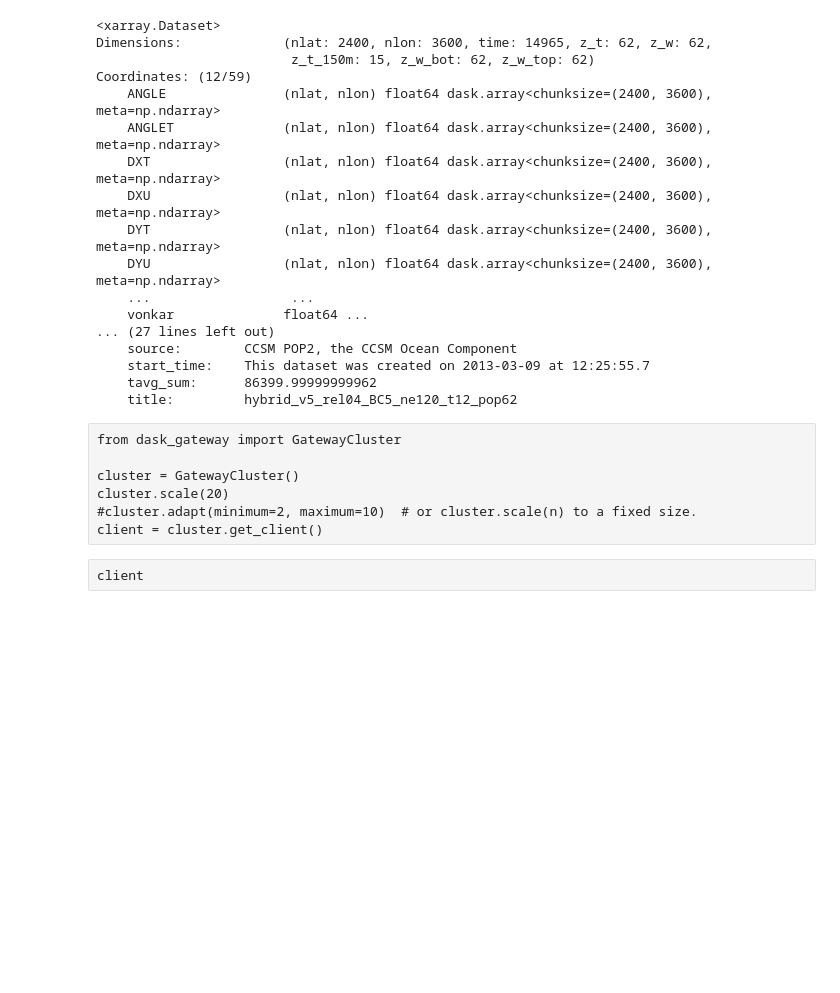
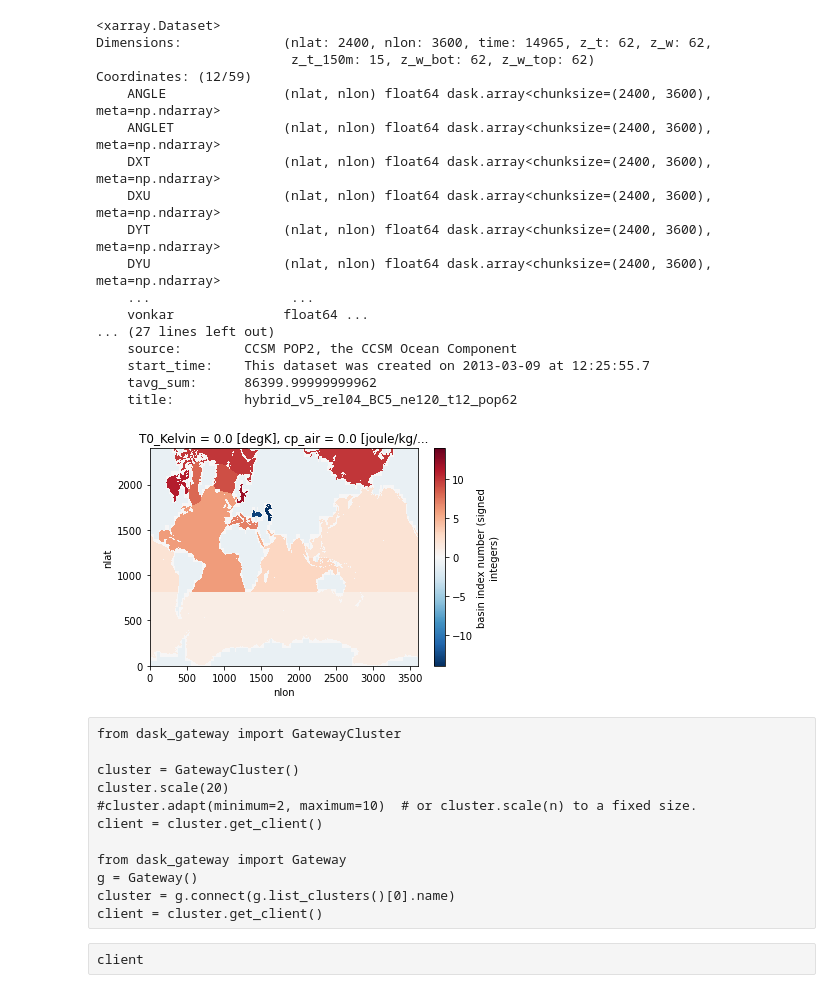
Before and after one commit to shanicetbailey/SST-gradients, a Jupyter notebook: CESM/tendency-sst-sss.ipynb, the cells around one changed output. Saved outputs shown, nothing was run; the diff lists cells and outputs as text; code cells hidden in the pictures; blank space fills up the shorter version.

```diff
--- a/CESM/tendency-sst-sss.ipynb
+++ b/CESM/tendency-sst-sss.ipynb
@@ -31,6 +59,10 @@ Coordinates: (12/59)
     start_time:    This dataset was created on 2013-03-09 at 12:25:55.7
     tavg_sum:      86399.99999999962
     title:         hybrid_v5_rel04_BC5_ne120_t12_pop62
+# %%
+ds.REGION_MASK.plot();
+# %% [output]
+[figure, added]
 # %%
 #from Paige's code: The biharmonic horiz diffusion routine
 #https://github.com/ocean-transport/cesm-air-sea/blob/master/biharmonic_tendency.ipynb
@@ -92,5 +124,10 @@ cluster = GatewayCluster()
 cluster.scale(20)
 #cluster.adapt(minimum=2, maximum=10)  # or cluster.scale(n) to a fixed size.
 client = cluster.get_client()
+
+from dask_gateway import Gateway
+g = Gateway()
+cluster = g.connect(g.list_clusters()[0].name)
+client = cluster.get_client()
 # %% [raw]
 client
```
Also changed, not shown: parts of 30 cells of this notebook, 1 other file.
